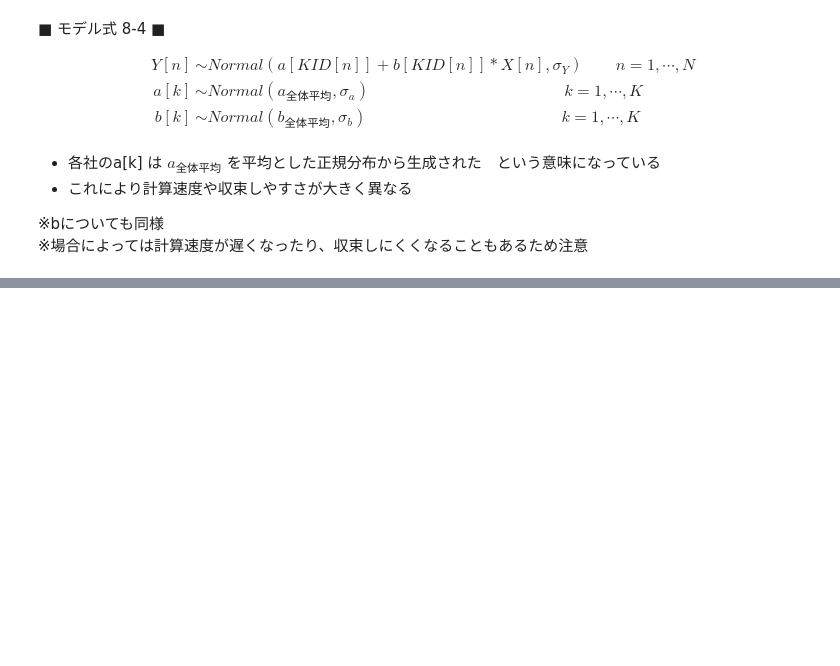
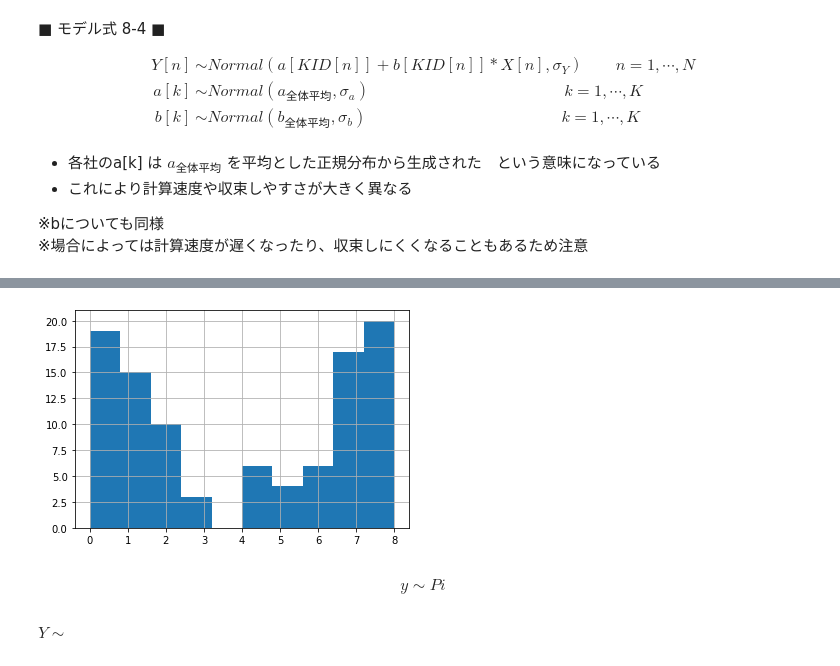
Before and after one commit to obata01/for-learning, a Jupyter notebook: src/chapter-08/pystan8.ipynb, the cells around one changed output, grey strips where cells are left out. Drawn from its saved outputs; the diff is of its cells as text; code cells hidden in the pictures; blank space fills up the shorter version.

```diff
--- a/src/chapter-08/pystan8.ipynb
+++ b/src/chapter-08/pystan8.ipynb
@@ -518,0 +504,3 @@ Warning in '/tmp/httpstan_gcjwzj95/model_e5oslnkf.stan', line 7, column 4: Decla
+# %%
+df_7a = pd.read_csv("./data/data7a.csv")
+df_7a.head()
@@ -518,0 +514,13 @@ Warning in '/tmp/httpstan_gcjwzj95/model_e5oslnkf.stan', line 7, column 4: Decla
+# %%
+n = len(df_7a["y"])
+plt.hist(df_7a["y"], bins=10)
+plt.grid()
+plt.show()
+# %% [output]
+[figure, added]
+# %% [markdown]
+$$
+  y \sim Pi
+$$
+# %% [markdown]
+$Y \sim $
```
Also changed, not shown: parts of 6 cells of this notebook, 1 other file.
